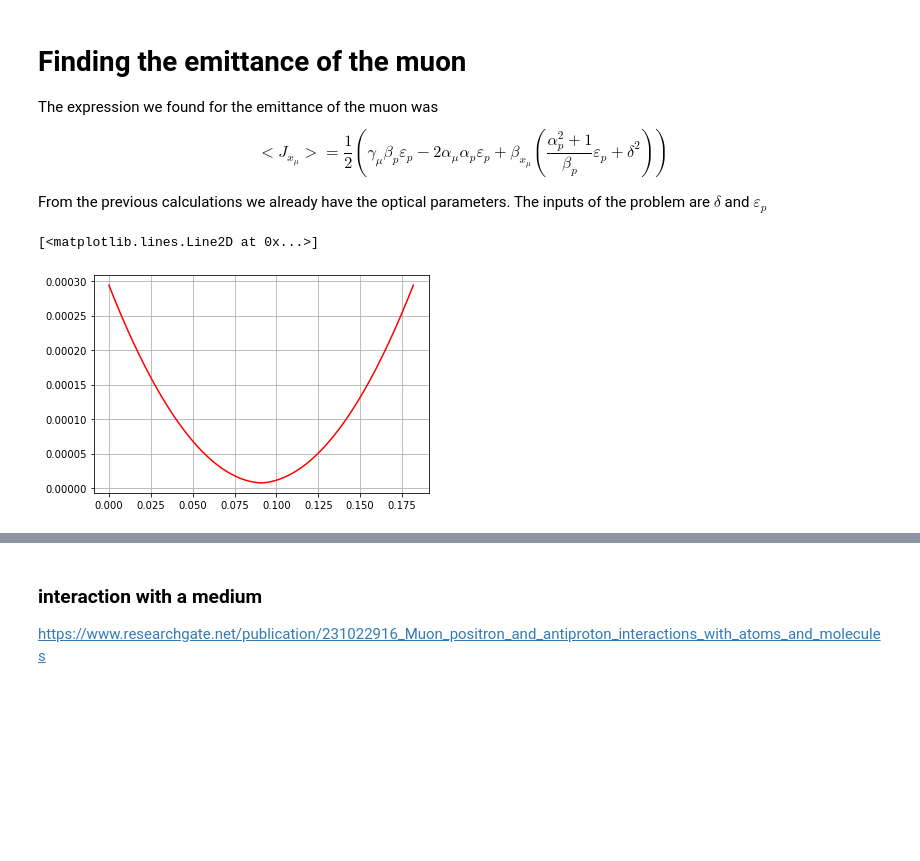
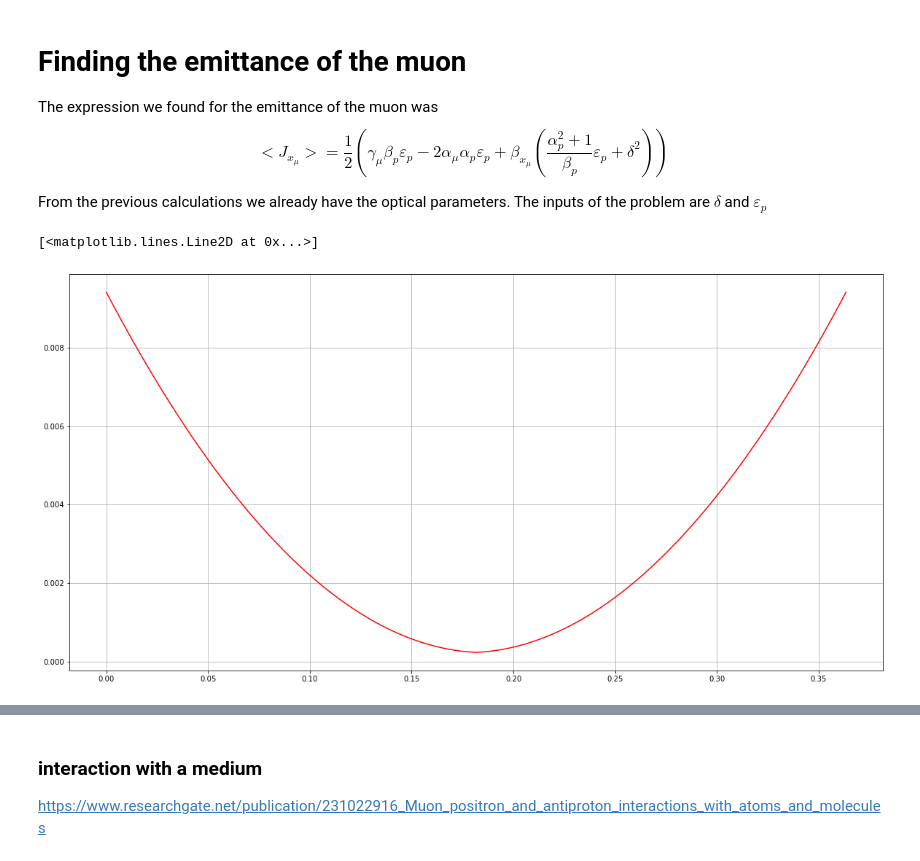
Before and after one commit to BastienGolomer/Feasibility-studies-for-a-Muon-source, a Jupyter notebook: First_attempt.ipynb, the cells around one changed output, grey strips where cells are left out. Drawn from its saved outputs; the diff is of its cells as text; code cells hidden in the pictures; blank space fills up the shorter version.

```diff
--- a/First_attempt.ipynb
+++ b/First_attempt.ipynb
@@ -93,6 +93,8 @@ from matplotlib import pyplot as plt
 from __future__ import print_function
 from ipywidgets import interact, interactive, fixed, interact_manual
 import ipywidgets as widgets
+
+plt.rcParams["figure.figsize"] = (10,5)
 # %%
 v_c = 299792458 ; # speed of light in m/s
 s_e = (0.230)**2 # square of the energy in the center of mass in GeV
@@ -138,9 +133,8 @@ L_e = 1.9*f # maximal length is 2f
 print(L_e)
 
 theta_max = 4*m_e/s_e*np.sqrt(s_e/4-m_mu**2);
-P_mu = P_e/(2*np.cos(theta_max/2));
-delta = P_mu - P_e;
-
+P_mu = P_e + theta_max;
+delta = theta_max
 k_1mu = q_mu/(P_mu*10**9/v_c)*dB  # k_1 in a quadrupole
 f = 1/(k_1mu*L_q); # focal of this particle
 L_mu = 1.9*f
@@ -245,4 +217,12 @@ tr= Rx1 + Rx4
 # %%
+# Building the transfer matrix of the FODO cell
+Rx1 = 1 - L/f*(1+L/f); Rx2 = L/f*(2*f+L); Rx3 = -L/(f**2); Rx4 = 1+L/f;
+Ry1 = 1 + L/f*(1-L/f); Ry2 = L/f*(2*f-L); Ry3 = -L/f**2; Ry4 = 1-L/f;
+Rx = np.matrix([[Rx1, Rx2], [Rx3, Rx4]]);
+Ry = np.matrix([[Ry1, Ry2], [Ry3, Ry4]]);
+
+tr= Rx1 + Rx4
+
 # the coefficients at the focusing quadrupole
 mu_x = m.acos(tr/2) ;
 alpha_x0 = (Rx1 - Rx4)/(2*np.sin(mu_x));
@@ -264,7 +244,7 @@ print(test) # almost 1 , OK
 
 
 # we are going to devide the drift spaces
-s = np.linspace(0,L,100);
+s = np.linspace(0,L,1000);
 
 # drift after focusing
 a = L**2/(4*beta_x0);
@@ -276,7 +256,7 @@ c_2 = beta_x0;
 
 beta_FD =  [(c_1**2 + 4)*x**2/(4*c_2) + c_1*x + c_2 for x in s] ;#beta in the drift following the focusing quadrupole
 alpha_FD =  [ -1/2*((c_1**2 + 4)*x/(2*c_2) + c_1) for x in s];
-gamma_FD = [(1 + alpha_FD[i]**2)/beta_FD[i] for i in range(100)];
+gamma_FD = [(1 + alpha_FD[i]**2)/beta_FD[i] for i in range(1000)];
 
 # drift after focusing
 a = L**2/(4*beta_y0);
@@ -288,7 +268,7 @@ c_2 = beta_y0;
 
 beta_DD =  [(c_1**2 + 4)*x**2/(4*c_2) + c_1*x + c_2 for x in s] ;#beta in the drift following the defocusing quadrupole
 alpha_DD =  [ -1/2*((c_1**2 + 4)*x/(2*c_2) + c_1) for x in s];
-gamma_DD = [(1 + alpha_DD[i]**2)/beta_DD[i] for i in range(100)];
+gamma_DD = [(1 + alpha_DD[i]**2)/beta_DD[i] for i in range(1000)];
 #Figures
 beta_mu = beta_FD + beta_DD;
 alpha_mu = alpha_FD + alpha_DD;
@@ -296,12 +276,3 @@ gamma_mu = gamma_FD + gamma_DD;
 beta_mu = np.array(beta_mu)
 alpha_mu = np.array(alpha_mu)
 gamma_mu = np.array(gamma_mu)
-
-
-# figures
-Fig = plt.figure()
-plt.plot(np.linspace(0,2*L ,200),beta_mu,'r',label = 'beta')
-plt.plot(np.linspace(0,2*L ,200),alpha_mu,'b',label = 'alpha')
-plt.plot(np.linspace(0,2*L,200),gamma_mu,'g',label = 'gamma')
-plt.grid(True)
-plt.legend(['beta muon', 'alpha muon', 'gamma muon'], loc=1)
@@ -318,11 +328,11 @@ The expression we found for the emittance of the muon was $$ <J_{x_{\mu}}> = \fr
 From the previous calculations we already have the optical parameters. The inputs of the problem are $\delta$ and $\varepsilon_p$
 # %%
 epsilon_e  = 5.73*10**(- 9) # emittance of the positron beam from the paper (in meters)
-J_mu = 1/2*(gamma_mu*beta_e*epsilon_e - 2*alpha_mu*alpha_e*epsilon_e + beta_mu*((alpha_e**2+1)/beta_e*epsilon_e + delta**2))
+epsilon_mu = 1/2*(gamma_mu*beta_e*epsilon_e - 2*alpha_mu*alpha_e*epsilon_e + beta_mu*((alpha_e**2+1)/beta_e*epsilon_e + delta**2))
 
 Fig = plt.figure()
 plt.grid(True)
-plt.plot(np.linspace(0,2*L ,200),J_mu,'r',label = 'beta')
+plt.plot(np.linspace(0,2*L ,2000),epsilon_mu,'r',label = 'epsilon_mu')
 # %% [output]
 [<matplotlib.lines.Line2D at 0x...>]
-[figure, old version]
+[figure, new version]
```
Also changed, not shown: parts of 12 cells of this notebook.
